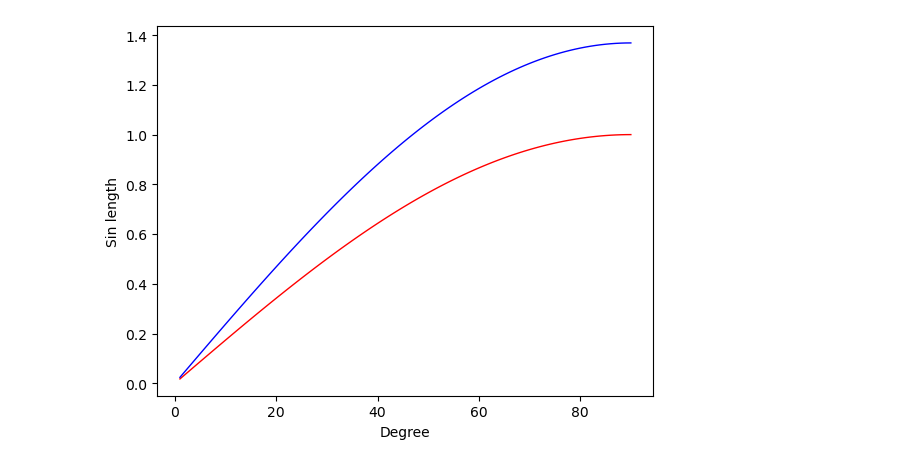
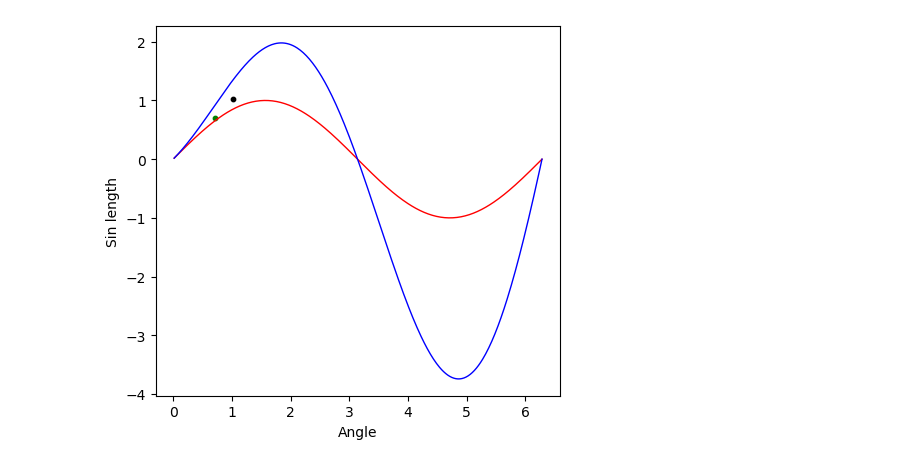
Before and after one commit to Kiril-Lazarov/Intersection-points-between-a-line-and-a-spiral, a Jupyter notebook: Intersection between a line and a spiral.ipynb, the cells around one changed output. Saved outputs shown, nothing was run; the diff lists cells and outputs as text; code cells hidden in the pictures.

Commit message:
Added plot for circle and spiral

```diff
--- a/Intersection between a line and a spiral.ipynb
+++ b/Intersection between a line and a spiral.ipynb
@@ -257,10 +257,10 @@ Distance between vectors:  8.743920521323155
 create_field(figsize, (-2,2), (-2,2))
 unit_vector_length = 1
 
-vec_velocity = 0.01
+vec_velocity = 0.002
 angle_velocity = np.pi/2/90
 
-h = 0.6
+h = -0.8
 init_angle = np.arcsin(h)
 
 t = init_angle / angle_velocity
@@ -269,17 +269,17 @@ new_vector_length = unit_vector_length + t * vec_velocity
 
 init_vec_coords = [unit_vector_length * np.cos(init_angle), unit_vector_length * np.sin(init_angle)]
 
-new_vec_coords = [new_vector_length * np.cos(t*angle_velocity), new_vector_length * np.sin(t*angle_velocity)]
+new_vec_coords = [new_vector_length * np.cos(init_angle + t*angle_velocity), new_vector_length * np.sin(init_angle+t*angle_velocity)]
 
-plt.quiver(0, 0, *init_vec_coords, angles = "xy", scale_units = "xy", scale = 1, linewidth = 0.01, color = 'blue', alpha = 0.7)
-plt.quiver(0, 0, *new_vec_coords, angles = "xy", scale_units = "xy", scale = 1, linewidth = 0.01, color = 'red', alpha = 0.3)
+plt.quiver(0, 0, *init_vec_coords, angles = "xy", scale_units = "xy", scale = 1, linewidth = 0.01, color = 'blue', alpha =1)
+plt.quiver(0, 0, *new_vec_coords, angles = "xy", scale_units = "xy", scale = 1, linewidth = 0.01, color = 'red', alpha = 1)
 
 
 print('Init H: ', h, 'Init angle: ',init_angle)
 
-print('Spiral vec H: ', new_vec_coords[1], 'Spiral angle: ', np.arcsin(new_vec_coords[1]))
+print('Spiral vec H: ', new_vec_coords[1], 'Spiral angle: ', np.arctan(new_vec_coords[1]/new_vec_coords[0]))
 
-print('Ratio H`s: ',h / new_vec_coords[1],'Ratio angles: ',init_angle / np.arcsin(new_vec_coords[1]) )
+print('Ratio H`s: ',h / new_vec_coords[1],'Ratio angles: ',init_angle / np.arctan(new_vec_coords[1]/new_vec_coords[0]) )
 
 plt.show()
 # %% [output]
@@ -290,33 +290,78 @@ Ratio H`s:  0.7306208430048932 Ratio angles:  0.6678476822896223
 # %%
-def get_sinuses_and_cosinuses(vec_velocity, angle_velocity, init_angle, curr_angle):
-    t = init_angle / angle_velocity
-    spiral_vec_length = t * vec_velocity
+def get_sinuses_and_cosinuses(vec_velocity, angle_velocity, init_angle, curr_angle,unit_angle_diff):
+    t = curr_angle / angle_velocity
+    spiral_vec_length =1+ t * vec_velocity
+
+    new_spiral_coords = []
 
     unit_vec_sin = np.sin(init_angle + curr_angle)
-    spiral_vec_sin = new_vector_length * np.sin(init_angle + curr_angle)
+    spiral_vec_y = spiral_vec_length * np.sin(init_angle + t*angle_velocity)
+    spiral_vec_x = spiral_vec_length * np.cos(init_angle + t*angle_velocity)
 
-    return unit_vec_sin, spiral_vec_sin
+    spiral_slope = spiral_vec_y/spiral_vec_x
+    # spiral_vec_angle = get_angle(np.tan(spiral_vec_y/spiral_vec_x))
+    spiral_vec_angle = np.arctan(spiral_slope)
+
+    # print('Ratio between : ', np.arctan(spiral_vec_y/unit_vec_sin)/curr_angle)
+
+    # print('Spiral vector slope: ', np.tan(spiral_vec_y/spiral_vec_x), 'Spiral vec angle: ', spiral_vec_angle)
+
+    if curr_angle / unit_angle_diff == 45:
+
+
+        angle_diff = spiral_vec_angle - curr_angle
+
+        t_diff = abs(angle_diff / angle_velocity)
+
+        new_t = t - t_diff
+        new_spiral_vec_length =1+ new_t * vec_velocity
+        print('new_spiral_vec_length: ', new_spiral_vec_length)
+        new_angle = curr_angle -  angle_diff
+
+        new_spiral_x = new_spiral_vec_length*np.cos(init_angle + new_t * angle_velocity)
+        new_spiral_y = new_spiral_vec_length * np.sin(init_angle + new_t * angle_velocity)
+        print('From 45 if', [new_spiral_x, new_spiral_y])
+        new_spiral_coords = [new_spiral_x, new_spiral_y]
+
+
+    return unit_vec_sin, spiral_vec_y, new_spiral_coords
 
 unit_angle_diff = np.pi/2/90
 sinuses = []
 sinuses_ratios = []
 cosinuses_ratios = []
-for degree in range(1, 91):
+new_vec_coords = []
+for degree in range(1,361):
     curr_angle = degree * unit_angle_diff
-    unit_vec_sin, spiral_vec_sin = get_sinuses_and_cosinuses(vec_velocity, angle_velocity, 0, curr_angle)
-    sinuses.append([unit_vec_sin, spiral_vec_sin])
+    unit_vec_sin, spiral_vec_sin, correction_vec = get_sinuses_and_cosinuses(vec_velocity, angle_velocity, 0,
+                                                                             curr_angle,unit_angle_diff)
 
-    sinuses_ratios.append(spiral_vec_sin/unit_vec_sin)
+
+    sinuses.append([curr_angle, unit_vec_sin, spiral_vec_sin])
+
+    sinuses_ratios.append([curr_angle, spiral_vec_sin/unit_vec_sin] )
+    new_vec_coords.append(correction_vec)
 sinuses = np.array(sinuses)
+sinuses_ratios = np.array(sinuses_ratios)
 
-plt.plot(range(1,len(sinuses)+1), sinuses[:,0],color = 'red', linewidth = 1, linestyle = '-')
-plt.plot(range(1,len(sinuses)+1), sinuses[:,1],color = 'blue', linewidth = 1, linestyle = '-')
-plt.xlabel('Degree')
+
+new_vec_coords = [x for x in new_vec_coords if len(x) != 0 ][0]
+
+
+ax = plt.gca()
+ax.set_aspect('equal')
+plt.plot(sinuses[:,0], sinuses[:,1],color = 'red', linewidth = 1, linestyle = '-')
+plt.plot(sinuses[:,0], sinuses[:,2],color = 'blue', linewidth = 1, linestyle = '-')
+plt.scatter(new_vec_coords[0], new_vec_coords[1], s= 10, color = 'black')
+plt.scatter(np.cos(np.pi/4), np.sin(np.pi/4), color = 'green', s = 10)
+plt.xlabel('Angle')
 plt.ylabel('Sin length')
 plt.show()
 print('Sin Constant: ', sinuses_ratios[0])
-plt.plot(range(1,len(sinuses_ratios)+1), sinuses_ratios,color = 'black', linewidth = 1, linestyle = '-')
-plt.xlabel('Degree')
+
+plt.plot(sinuses_ratios[:,0], sinuses_ratios[:,1],color = 'black', linewidth = 1, linestyle = '-')
+plt.xlabel('Angle')
 plt.ylabel('Spiral_vec_sin / Unit_vec_sin')
+ax.set_aspect('equal')
 plt.show()
 # %% [output]
@@ -323 +370 @@ plt.show()
-[figure, old version]
+[figure, new version]
```
Also changed, not shown: parts of 5 cells of this notebook.
